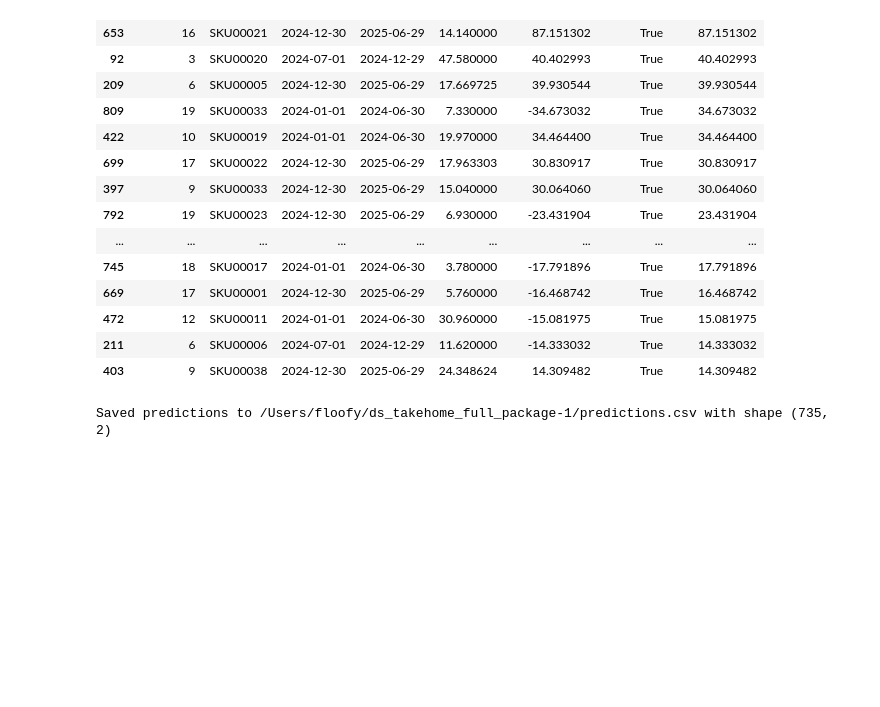
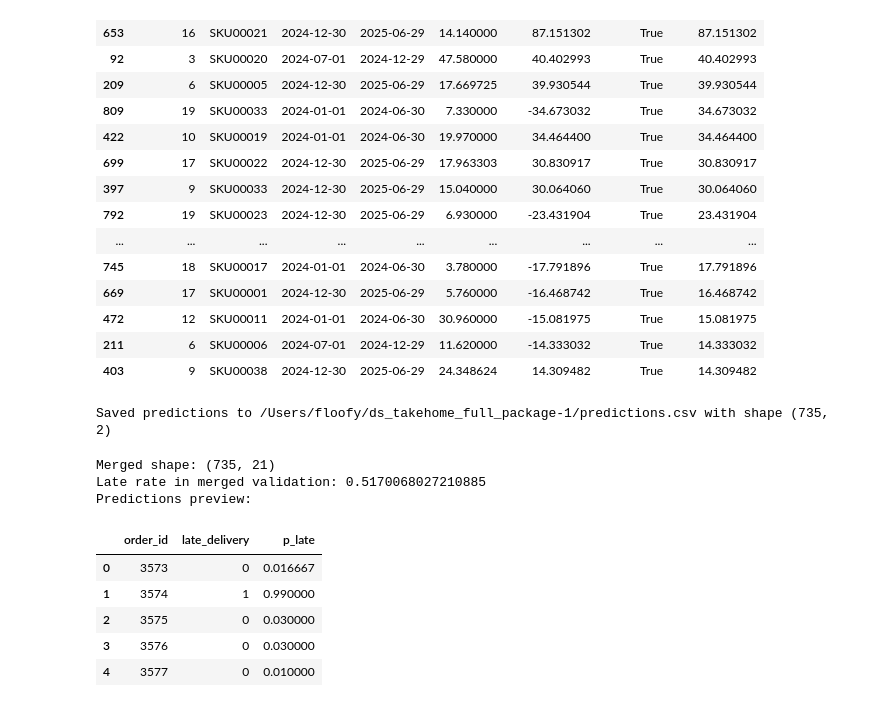
Before and after one commit to Karim-shamel/ds_takehome_KarimMorsy, a Jupyter notebook: notebooks/Model_Anomaly.ipynb, the cells around one changed output. Drawn from its saved outputs; the diff is of its cells as text; code cells hidden in the pictures; blank space fills up the shorter version.

Commit message:
Merged predictions

```diff
--- a/notebooks/Model_Anomaly.ipynb
+++ b/notebooks/Model_Anomaly.ipynb
@@ -371,3 +371,31 @@ pred_df.to_csv(pred_path, index=False)
 print(f"Saved predictions to {pred_path.resolve()} with shape {pred_df.shape}")
 # %% [output]
 Saved predictions to /Users/floofy/ds_takehome_full_package-1/predictions.csv with shape (735, 2)
+# %%
+from pathlib import Path
+import pandas as pd
+
+pred_path = Path('../predictions.csv')
+pred = pd.read_csv(pred_path)
+
+val_start, val_end = pd.Timestamp('2025-04-01'), pd.Timestamp('2025-06-30')
+val_meta = df[(df['order_date'] >= val_start) & (df['order_date'] <= val_end) & (df['cancelled'] == 0)].copy()
+
+merged = val_meta.merge(pred, on='order_id', how='inner')
+y_valid_ext = merged['late_delivery'].astype(int).to_numpy()
+p_valid_ext = merged['p_late'].to_numpy()
+
+print("Merged shape:", merged.shape)
+print("Late rate in merged validation:", merged['late_delivery'].mean())
+print("Predictions preview:")
+display(merged[['order_id','late_delivery','p_late']].head())
+# %% [output]
+Merged shape: (735, 21)
+Late rate in merged validation: 0.5170068027210885
+Predictions preview:
+|  | order_id | late_delivery | p_late |
+| 0 | 3573 | 0 | 0.016667 |
+| 1 | 3574 | 1 | 0.990000 |
+| 2 | 3575 | 0 | 0.030000 |
+| 3 | 3576 | 0 | 0.030000 |
+| 4 | 3577 | 0 | 0.010000 |
```
